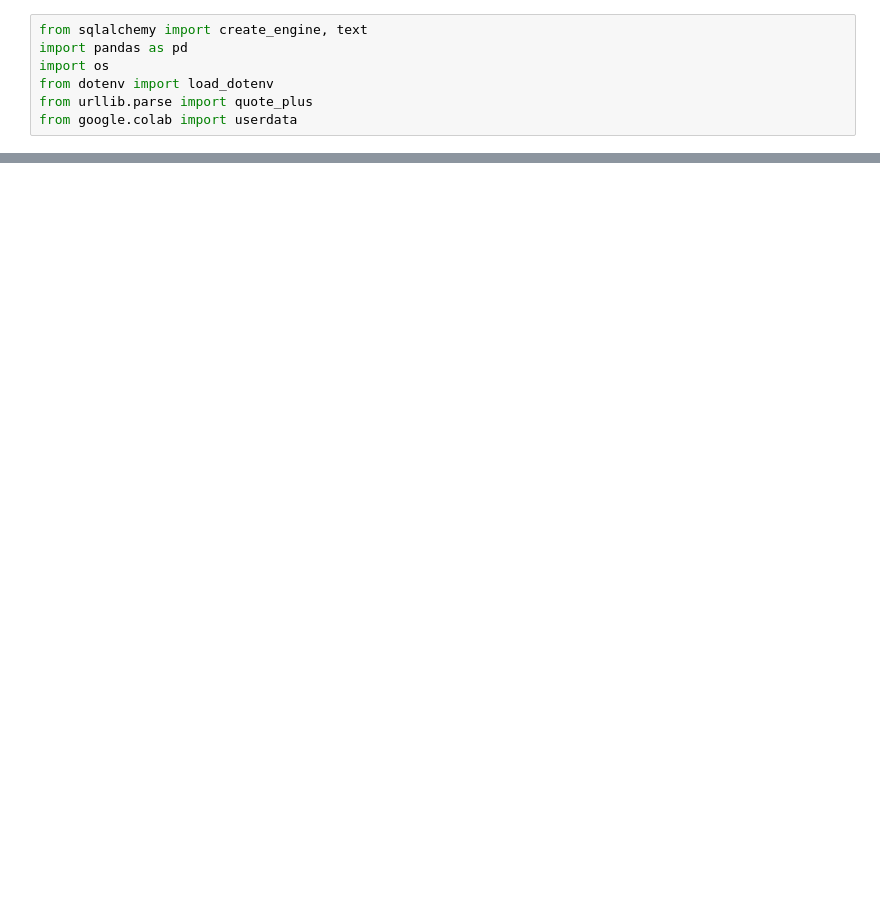
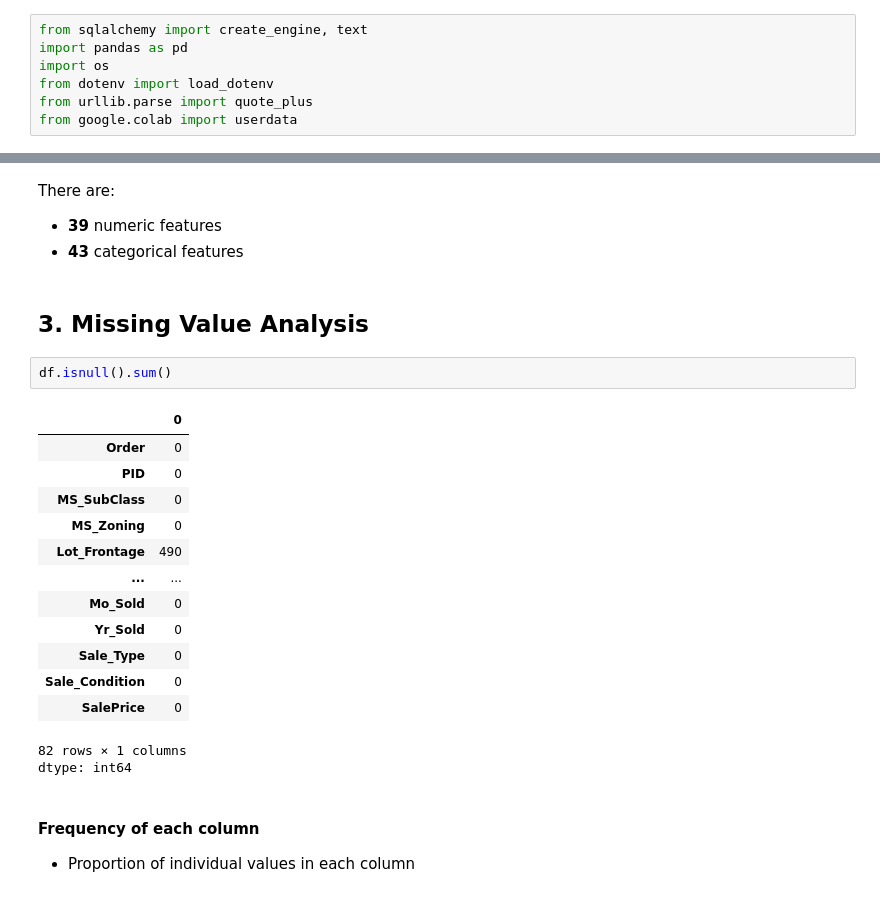
Before and after one commit to mebre7/house-price-predictor-mlops, a Jupyter notebook: notebooks/01_eda_and_baseline.ipynb, the cells around one changed output, grey strips where cells are left out. Saved outputs shown, nothing was run; the diff lists cells and outputs as text; blank space fills up the shorter version.

```diff
--- a/notebooks/01_eda_and_baseline.ipynb
+++ b/notebooks/01_eda_and_baseline.ipynb
@@ -35,0 +130,26 @@ connection to server at "localhost" (127.0.0.1), port 5432 failed: Connection re
+# %% [markdown]
+There are:
+- **39** numeric features
+- **43** categorical features
+# %% [markdown]
+## 3. Missing Value Analysis
+# %%
+df.isnull().sum()
+# %% [output]
+|  | 0 |
+| Order | 0 |
+| PID | 0 |
+| MS_SubClass | 0 |
+| MS_Zoning | 0 |
+| Lot_Frontage | 490 |
+| ... | ... |
+| Mo_Sold | 0 |
+| Yr_Sold | 0 |
+| Sale_Type | 0 |
+| Sale_Condition | 0 |
+| SalePrice | 0 |
+82 rows × 1 columns
+dtype: int64
+# %% [markdown]
+#### Frequency of each column
+- Proportion of individual values in each column
```
Also changed, not shown: parts of 16 cells of this notebook.
